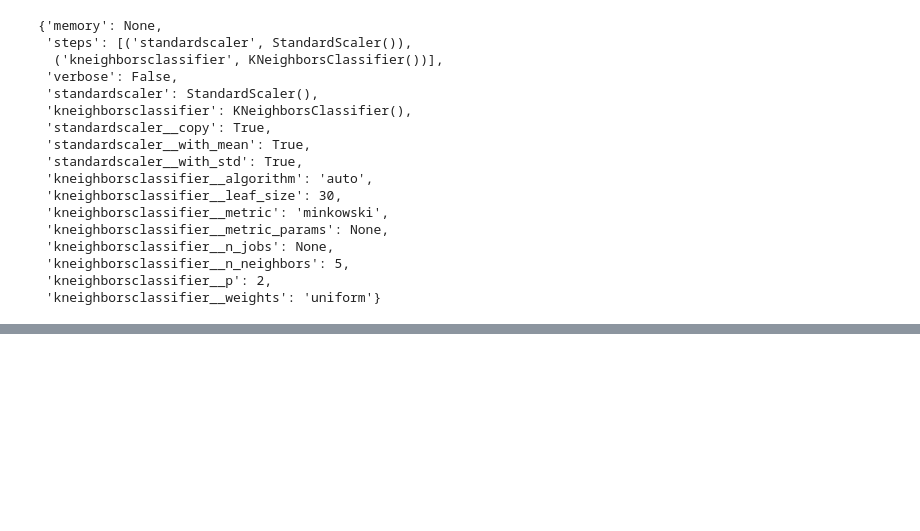
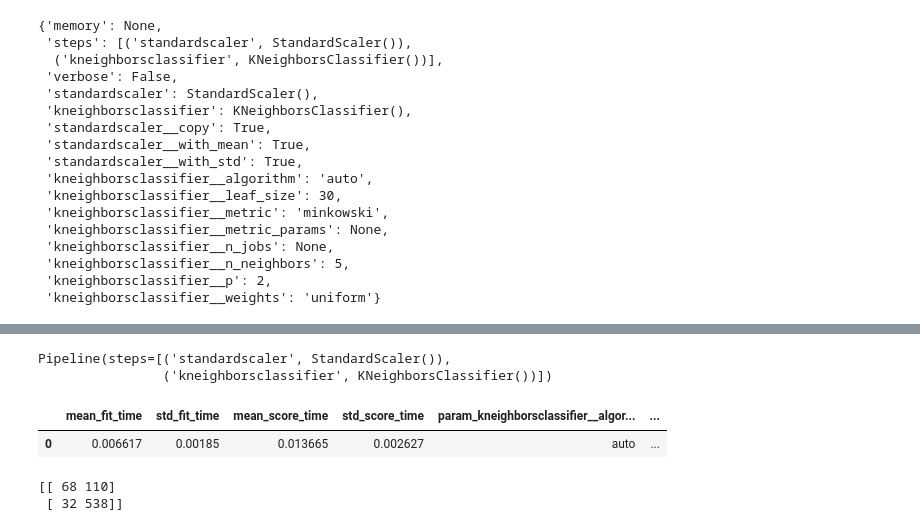
Before and after one commit to Uqbaahmad/Machinelearning_dig, a Jupyter notebook: classification/grid_search.ipynb, the cells around one changed output, grey strips where cells are left out. Cells and saved outputs as stored; diff of their text form; code cells hidden in the pictures; blank space fills up the shorter version.

```diff
--- a/classification/grid_search.ipynb
+++ b/classification/grid_search.ipynb
@@ -182,7 +182,10 @@ estimator.get_params()
  'kneighborsclassifier__weights': 'uniform'}
 # %%
 params = {
-          'kneighborsclassifier__metric':['minkowski', 'entropy', 'log_loss'],
+          'kneighborsclassifier__metric':['minkowski'],
           'kneighborsclassifier__weights': ['uniform'],
-
+          'kneighborsclassifier__algorithm': ['auto']
 }
+# %%
+grid = GridSearchCV(estimator, params, cv=3, verbose=3)
+grid.fit(X_train, y_train)
@@ -188,0 +205,12 @@ params = {
+# %%
+grid.best_estimator_
+# %% [output]
+Pipeline(steps=[('standardscaler', StandardScaler()),
+                ('kneighborsclassifier', KNeighborsClassifier())])
+# %%
+out = pd.DataFrame(grid.cv_results_)
+# %%
+out.sort_values(by = 'rank_test_score')
+# %% [output]
+|  | mean_fit_time | std_fit_time | mean_score_time | std_score_time | param_kneighborsclassifier__algor... | ... |
+| 0 | 0.006617 | 0.00185 | 0.013665 | 0.002627 | auto | ... |
@@ -188,0 +219,6 @@ params = {
+# %%
+y_pred = model.predict(X)
+print(confusion_matrix(y, y_pred))
+# %% [output]
+[[ 68 110]
+ [ 32 538]]
```
Also changed, not shown: parts of 8 cells of this notebook.
